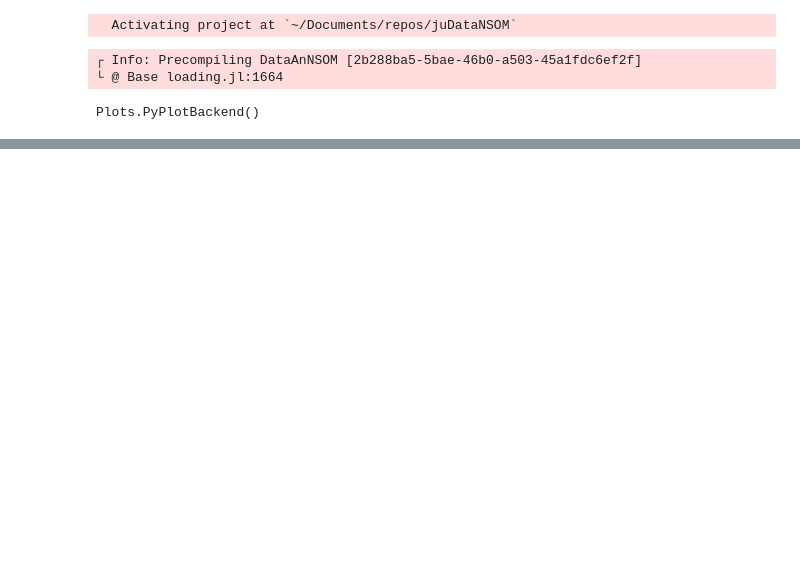
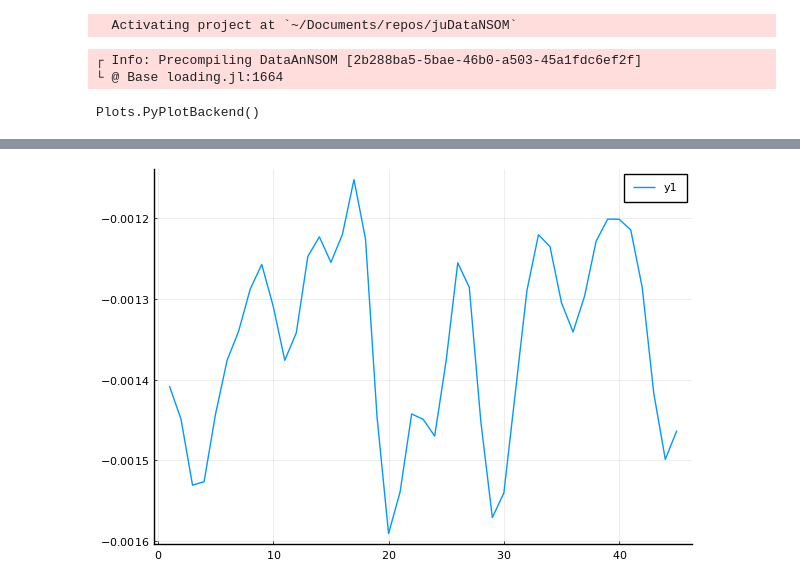
Before and after one commit to Gabmtzz/juDataNSOM, a Jupyter notebook: notebook/nsomdata.ipynb, the cells around one changed output, grey strips where cells are left out. Saved outputs shown, nothing was run; the diff lists cells and outputs as text; code cells hidden in the pictures; blank space fills up the shorter version.

```diff
--- a/notebook/nsomdata.ipynb
+++ b/notebook/nsomdata.ipynb
@@ -53,0 +54,7 @@ DataAnNSOM.get_Attributes(mo,dy,fi)
+# %%
+nct = 12
+filtrD,indices = DataAnNSOM.GetFilteredData(dataF,nct)
+
+plot(filtrD)
+# %% [output]
+[figure, added]
```
Also changed, not shown: parts of 8 cells of this notebook, 4 other files.
